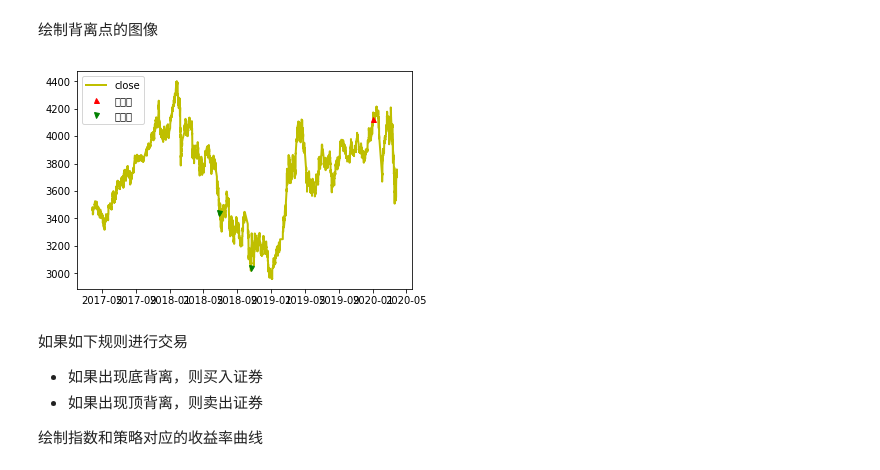
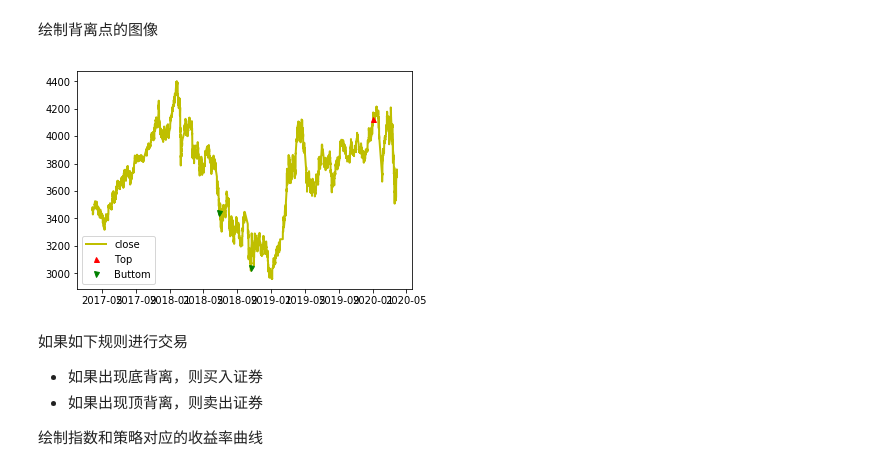
Before and after one commit to uestcmee/Fixed_income_internship, a Jupyter notebook: 07_变点择时&动量失效/动量失效.ipynb, the cells around one changed output. Saved outputs shown, nothing was run; the diff lists cells and outputs as text; code cells hidden in the pictures.

```diff
--- a/07_变点择时&动量失效/动量失效.ipynb
+++ b/07_变点择时&动量失效/动量失效.ipynb
@@ -127,13 +131,20 @@ plt.show()
 # %% [markdown]
 此处使用从变点择时策略中得到的变点数据（使用的threshold_times阈值取100，为了与国信证券报告中的变点出现频率相似），确定**突破**和**背离**，找到对应得突破和背离点
 # %%
-strr='''788 buy
-3379 sell
-4395 buy
-4548 sell
-7315 buy
-9231 sell
-9437 buy'''
+# strr='''788 buy
+# 3379 sell
+# 4395 buy
+# 4548 sell
+# 7315 buy
+# 9231 sell
+# 9437 buy'''
+strr='''757 buy
+3348 sell
+4364 buy
+4517 sell
+7284 buy
+9200 sell
+9406 buy'''
 
 inflection_points= [int(i.split(' ')[0]) for i in strr.split('\n')]
 
@@ -158,8 +169,8 @@ def get_beili_list(one_df): # 获取背离点
         [price,dif]=[npp[i][0],npp[i][3]] # 当前的价格和偏离
 
         start=get_start_point(i)
-        if start==0:
-            continue
+#         if start==0:
+#             continue
 
         period=npp[start:i] # 区间的价格和偏离数据
         if period.size==0:
@@ -207,14 +218,14 @@ join_beili
 # %%
 import matplotlib.pyplot as plt
 dt0=data_df['close']
 plt.subplot(1,1,1)
 plt.plot(dt0, color='y', lw=2.)
-plt.plot(dt0, '^', markersize=5, color='r', label='顶背离', markevery=join_beili[0])
-plt.plot(dt0, 'v', markersize=5, color='g', label='底背离', markevery=join_beili[1])
+plt.plot(dt0, '^', markersize=5, color='r', label='Top', markevery=join_beili[0])
+plt.plot(dt0, 'v', markersize=5, color='g', label='Buttom', markevery=join_beili[1])
 plt.legend()
 plt.show()
 # %% [output]
-[figure, old version]
+[figure, new version]
 # %% [markdown]
 如果如下规则进行交易
 
```
Also changed, not shown: parts of 1 cell of this notebook, 15 other files.
